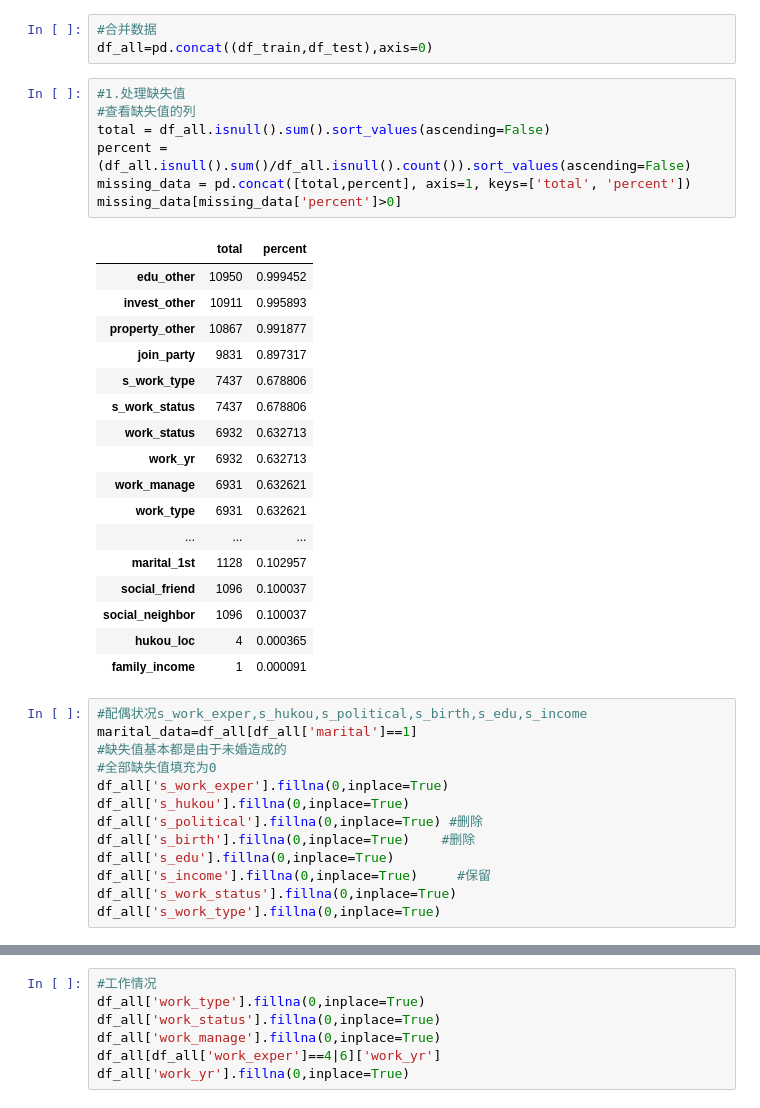
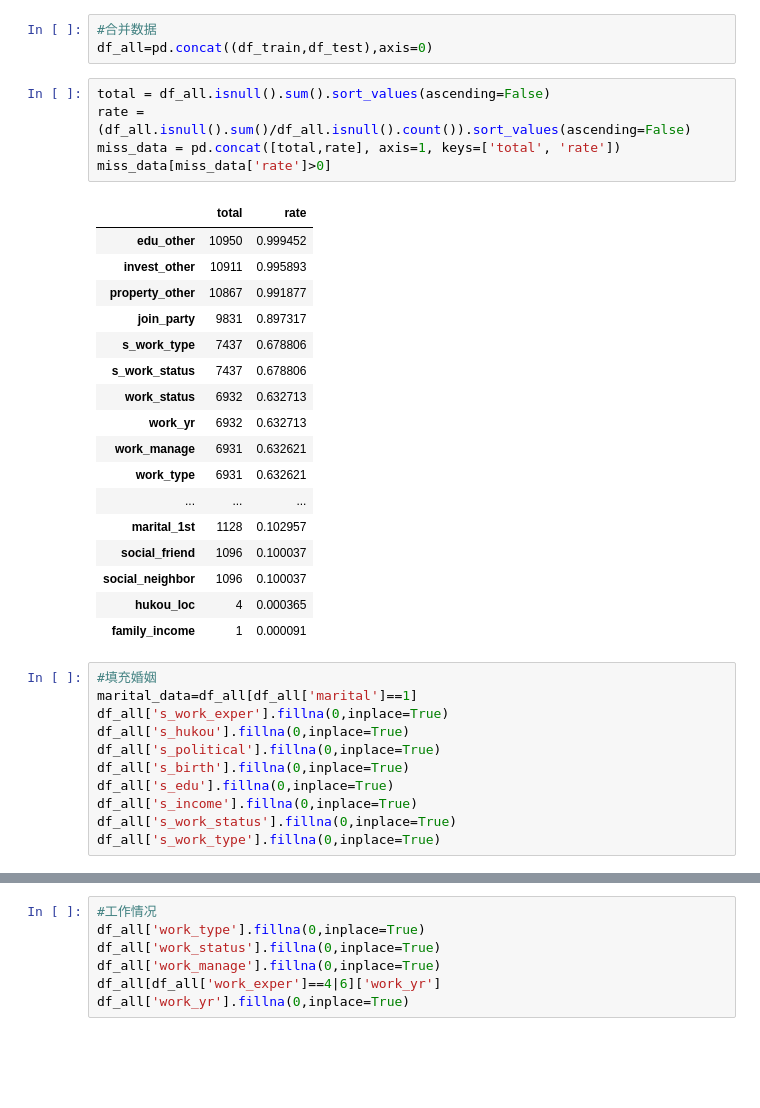
Before and after one commit to NYNUZEO/ISLearning, a Jupyter notebook: 大数据/main.ipynb, the cells around one changed output, grey strips where cells are left out. Saved outputs shown, nothing was run; the diff lists cells and outputs as text; blank space fills up the shorter version.

```diff
--- a/大数据/main.ipynb
+++ b/大数据/main.ipynb
@@ -24,14 +36,12 @@ memory usage: 8.5+ MB
 #合并数据
 df_all=pd.concat((df_train,df_test),axis=0)
 # %%
-#1.处理缺失值
-#查看缺失值的列
 total = df_all.isnull().sum().sort_values(ascending=False)
-percent = (df_all.isnull().sum()/df_all.isnull().count()).sort_values(ascending=False)
-missing_data = pd.concat([total,percent], axis=1, keys=['total', 'percent'])
-missing_data[missing_data['percent']>0]
+rate = (df_all.isnull().sum()/df_all.isnull().count()).sort_values(ascending=False)
+miss_data = pd.concat([total,rate], axis=1, keys=['total', 'rate'])
+miss_data[miss_data['rate']>0]
 # %% [output]
-|  | total | percent |
+|  | total | rate |
 | edu_other | 10950 | 0.999452 |
 | invest_other | 10911 | 0.995893 |
 | property_other | 10867 | 0.991877 |
@@ -49,16 +59,14 @@ missing_data[missing_data['percent']>0]
 | hukou_loc | 4 | 0.000365 |
 | family_income | 1 | 0.000091 |
 # %%
-#配偶状况s_work_exper,s_hukou,s_political,s_birth,s_edu,s_income
+#填充婚姻
 marital_data=df_all[df_all['marital']==1]
-#缺失值基本都是由于未婚造成的
-#全部缺失值填充为0
 df_all['s_work_exper'].fillna(0,inplace=True)
 df_all['s_hukou'].fillna(0,inplace=True)
-df_all['s_political'].fillna(0,inplace=True) #删除
-df_all['s_birth'].fillna(0,inplace=True)    #删除
+df_all['s_political'].fillna(0,inplace=True)
+df_all['s_birth'].fillna(0,inplace=True)
 df_all['s_edu'].fillna(0,inplace=True)
-df_all['s_income'].fillna(0,inplace=True)     #保留
+df_all['s_income'].fillna(0,inplace=True)
 df_all['s_work_status'].fillna(0,inplace=True)
 df_all['s_work_type'].fillna(0,inplace=True)
 # %%
```
Also changed, not shown: parts of 8 cells of this notebook, 5 other files.
